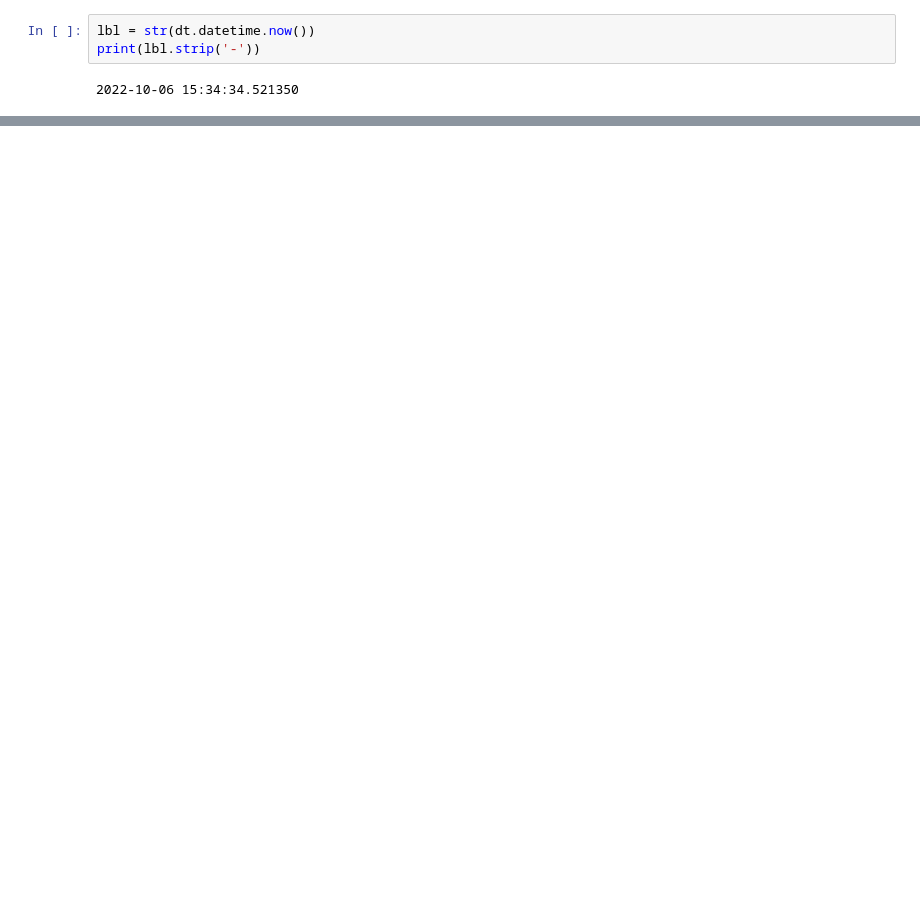
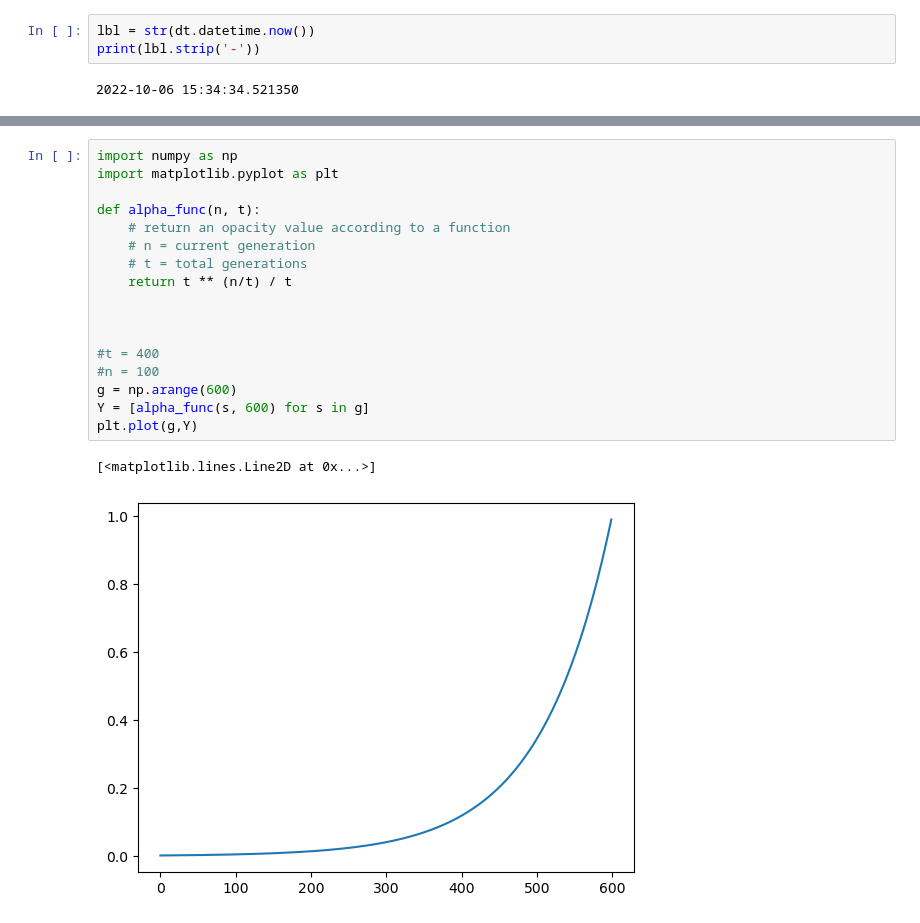
Before and after one commit to andre-kotze/gp-trajec, a Jupyter notebook: vis_utils.ipynb, the cells around one changed output, grey strips where cells are left out. Saved outputs shown, nothing was run; the diff lists cells and outputs as text; blank space fills up the shorter version.

```diff
--- a/vis_utils.ipynb
+++ b/vis_utils.ipynb
@@ -82,0 +84,20 @@ plt.show()
+# %%
+import numpy as np
+import matplotlib.pyplot as plt
+
+def alpha_func(n, t):
+    # return an opacity value according to a function
+    # n = current generation
+    # t = total generations
+    return t ** (n/t) / t
+
+
+
+#t = 400
+#n = 100
+g = np.arange(600)
+Y = [alpha_func(s, 600) for s in g]
+plt.plot(g,Y)
+# %% [output]
+[<matplotlib.lines.Line2D at 0x...>]
+[figure, added]
```
Also changed, not shown: parts of 6 cells of this notebook, 4 other files.
